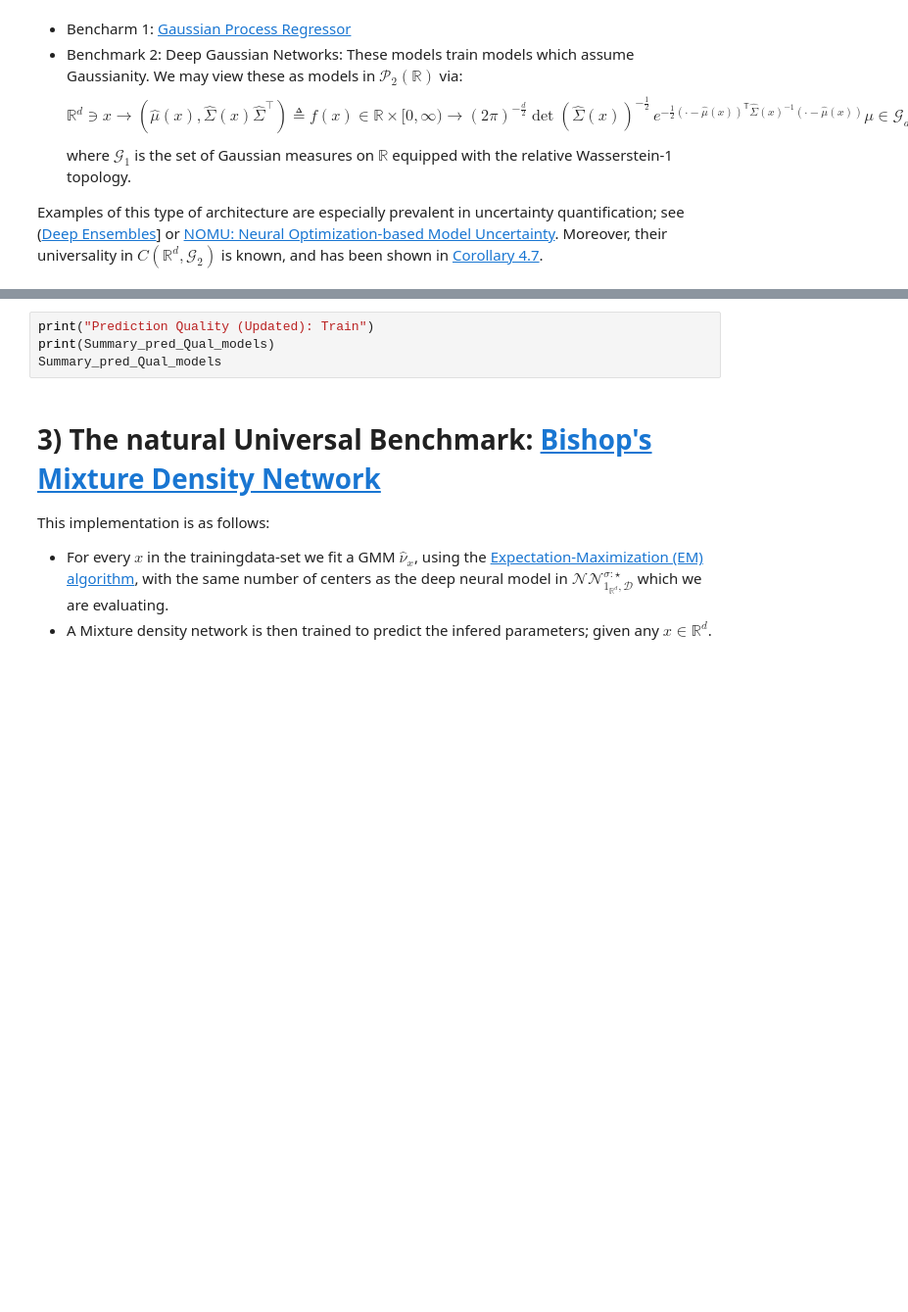
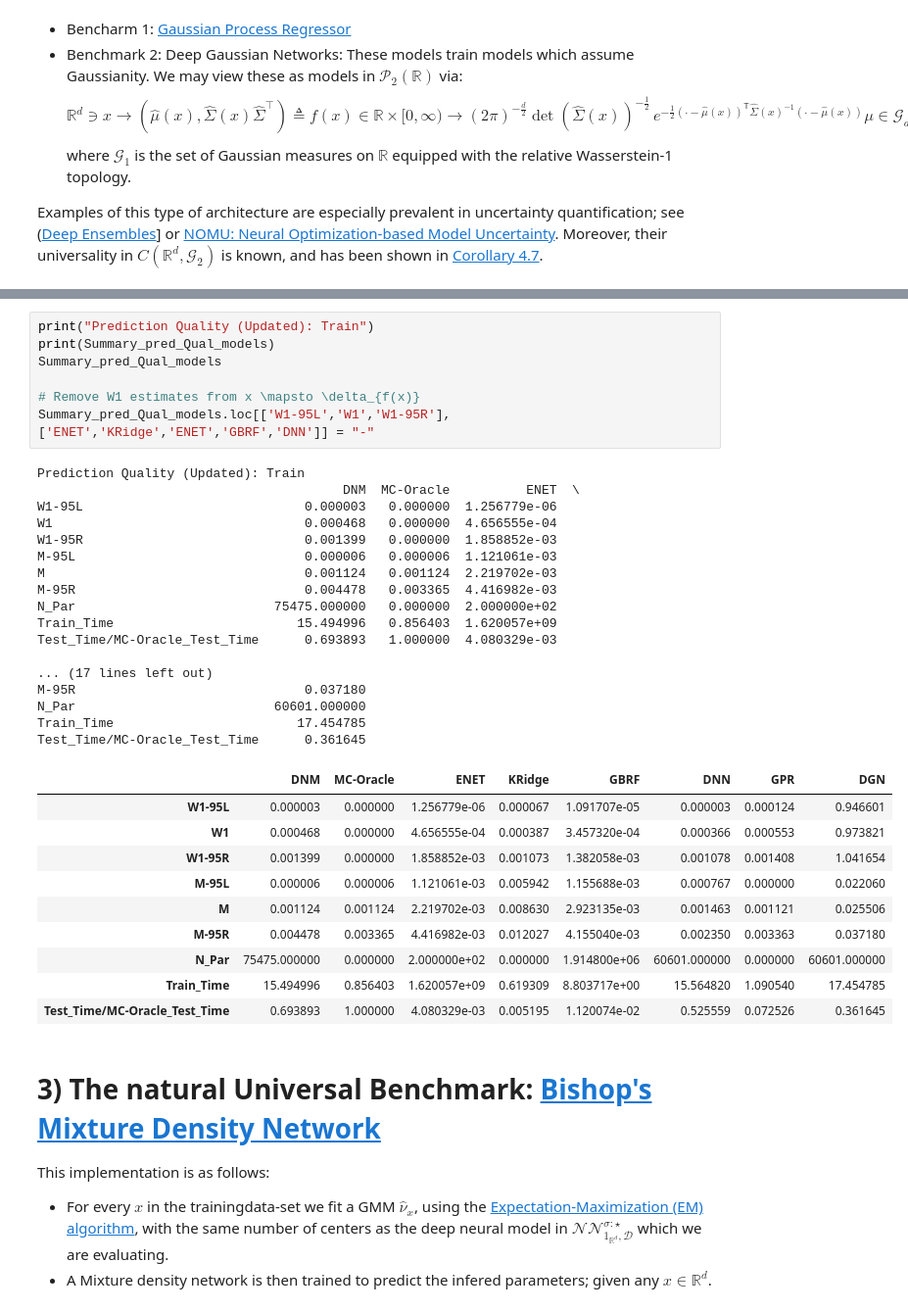
Before and after one commit to AnastasisKratsios/UniversalProcesses, a Jupyter notebook: Jupyter_Notebooks/Jupyter_Notebooks_for_Final_Implementation/Universal_Measure_Valued_networks_User_Interface.ipynb, the cells around one changed output, grey strips where cells are left out. Shown at 98% size. Drawn from its saved outputs; the diff is of its cells as text; blank space fills up the shorter version.

```diff
--- a/Jupyter_Notebooks/Jupyter_Notebooks_for_Final_Implementation/Universal_Measure_Valued_networks_User_Interface.ipynb
+++ b/Jupyter_Notebooks/Jupyter_Notebooks_for_Final_Implementation/Universal_Measure_Valued_networks_User_Interface.ipynb
@@ -216,7 +503,38 @@ Summary_pred_Qual_models_test
-# %%
-print("Prediction Quality (Updated): Train")
-print(Summary_pred_Qual_models)
-Summary_pred_Qual_models
+# %%
+print("Prediction Quality (Updated): Train")
+print(Summary_pred_Qual_models)
+Summary_pred_Qual_models
+
+# Remove W1 estimates from x \mapsto \delta_{f(x)}
+Summary_pred_Qual_models.loc[['W1-95L','W1','W1-95R'],['ENET','KRidge','ENET','GBRF','DNN']] = "-"
+# %% [output]
+Prediction Quality (Updated): Train
+                                        DNM  MC-Oracle          ENET  \
+W1-95L                             0.000003   0.000000  1.256779e-06
+W1                                 0.000468   0.000000  4.656555e-04
+W1-95R                             0.001399   0.000000  1.858852e-03
+M-95L                              0.000006   0.000006  1.121061e-03
+M                                  0.001124   0.001124  2.219702e-03
+M-95R                              0.004478   0.003365  4.416982e-03
+N_Par                          75475.000000   0.000000  2.000000e+02
+Train_Time                        15.494996   0.856403  1.620057e+09
+Test_Time/MC-Oracle_Test_Time      0.693893   1.000000  4.080329e-03
+
+... (17 lines left out)
+M-95R                              0.037180
+N_Par                          60601.000000
+Train_Time                        17.454785
+Test_Time/MC-Oracle_Test_Time      0.361645
+|  | DNM | MC-Oracle | ENET | KRidge | GBRF | DNN | GPR | DGN |
+| W1-95L | 0.000003 | 0.000000 | 1.256779e-06 | 0.000067 | 1.091707e-05 | 0.000003 | 0.000124 | 0.946601 |
+| W1 | 0.000468 | 0.000000 | 4.656555e-04 | 0.000387 | 3.457320e-04 | 0.000366 | 0.000553 | 0.973821 |
+| W1-95R | 0.001399 | 0.000000 | 1.858852e-03 | 0.001073 | 1.382058e-03 | 0.001078 | 0.001408 | 1.041654 |
+| M-95L | 0.000006 | 0.000006 | 1.121061e-03 | 0.005942 | 1.155688e-03 | 0.000767 | 0.000000 | 0.022060 |
+| M | 0.001124 | 0.001124 | 2.219702e-03 | 0.008630 | 2.923135e-03 | 0.001463 | 0.001121 | 0.025506 |
+| M-95R | 0.004478 | 0.003365 | 4.416982e-03 | 0.012027 | 4.155040e-03 | 0.002350 | 0.003363 | 0.037180 |
+| N_Par | 75475.000000 | 0.000000 | 2.000000e+02 | 0.000000 | 1.914800e+06 | 60601.000000 | 0.000000 | 60601.000000 |
+| Train_Time | 15.494996 | 0.856403 | 1.620057e+09 | 0.619309 | 8.803717e+00 | 15.564820 | 1.090540 | 17.454785 |
+| Test_Time/MC-Oracle_Test_Time | 0.693893 | 1.000000 | 4.080329e-03 | 0.005195 | 1.120074e-02 | 0.525559 | 0.072526 | 0.361645 |
 # %% [markdown]
 # 3) The natural Universal Benchmark: [Bishop's Mixture Density Network](https://publications.aston.ac.uk/id/eprint/373/1/NCRG_94_004.pdf)
 
```
Also changed, not shown: parts of 27 cells of this notebook, 35 other files.
